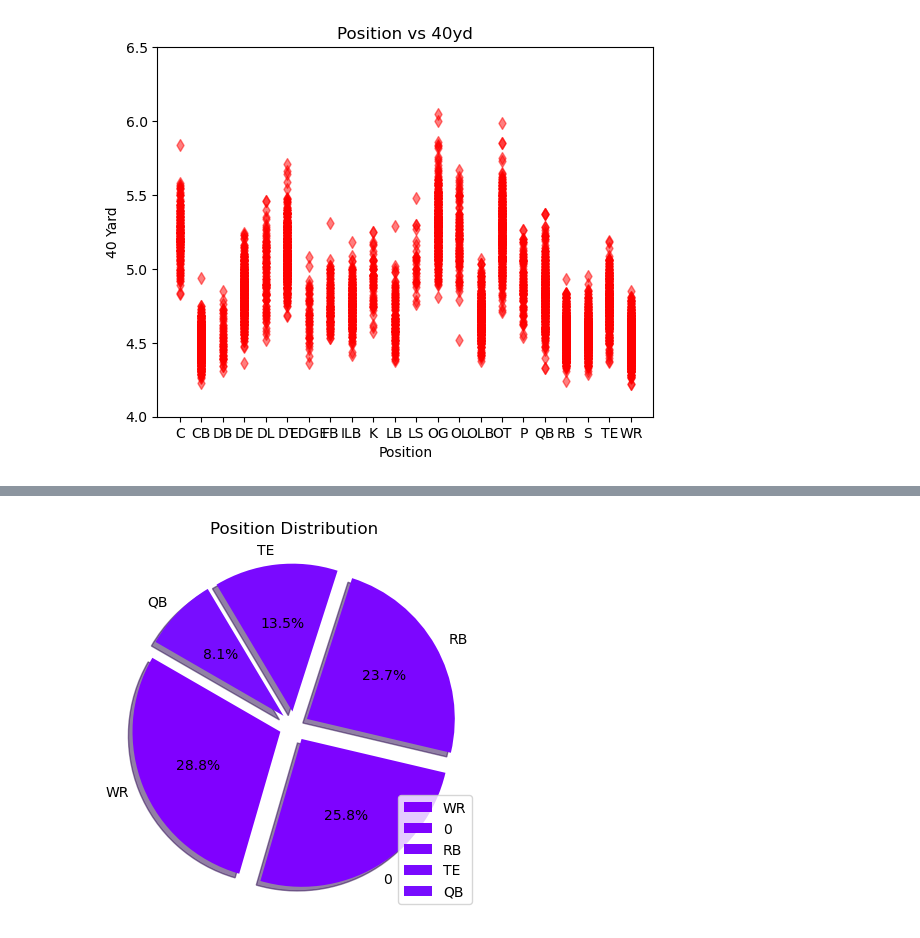
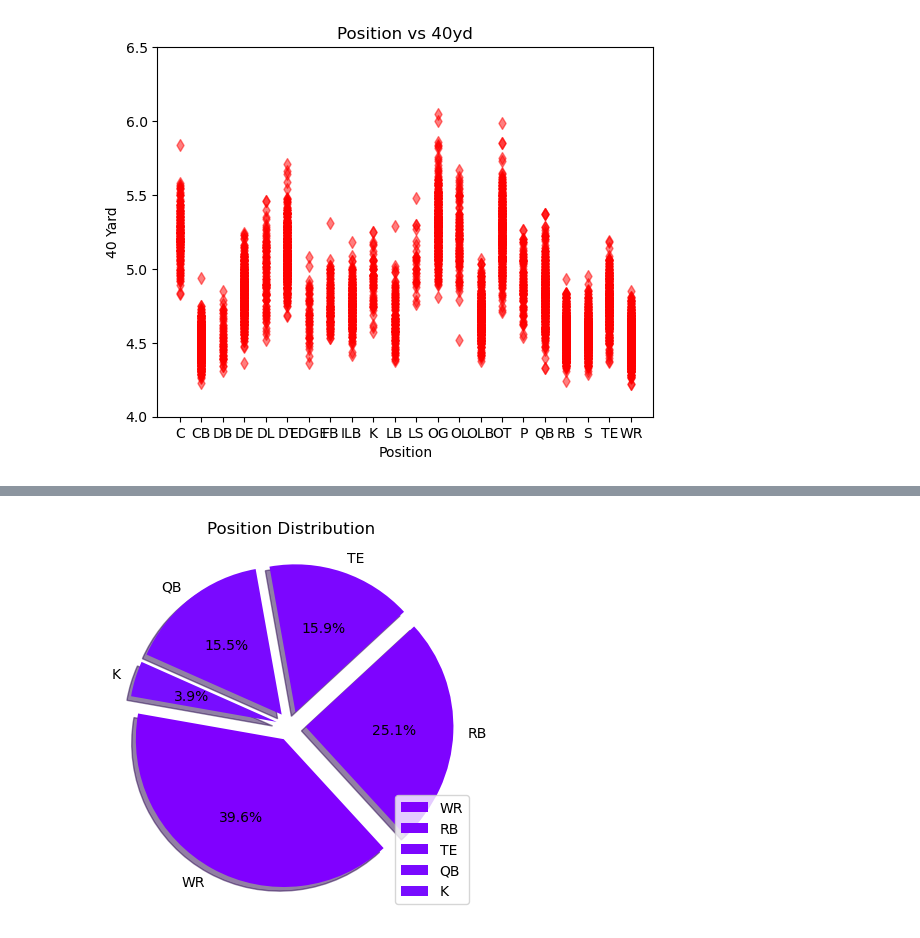
Before and after one commit to AiMO-MO-MO/Project-_FF, a Jupyter notebook: FF_BLC.ipynb, the cells around one changed output, grey strips where cells are left out. Saved outputs shown, nothing was run; the diff lists cells and outputs as text; code cells hidden in the pictures.

Commit message:
Plots/Pie Charts

```diff
--- a/FF_BLC.ipynb
+++ b/FF_BLC.ipynb
@@ -208,20 +225,22 @@ plt.show()
 # %%
-selected_positions = ["QB", "WR", "TE", "RB"]
-filtered_df = reducedFF_df[reducedFF_df["Pos"].isin(selected_positions)]
+import matplotlib.pyplot as plt
 
-position_dist = reducedFF_df["Pos"].value_counts()
+selected_positions = ["QB", "WR", "K", "TE", "RB"]
+filtered_df = FullCombine_df[FullCombine_df["Pos"].isin(selected_positions)]
+
+position_dist = filtered_df["Pos"].value_counts()
 
 labels = position_dist.index  # Use the index of the Series for labels
 positions = position_dist.values
 colors = plt.cm.rainbow(range(len(position_dist)))  # Use a colormap for colors
 explode = (0.1,) * len(position_dist)  # Adjust the explode values
 
 position_count = plt.pie(positions, labels=labels, colors=colors, explode=explode,
-                         autopct="%1.1f%%", shadow=True, startangle=150)
+                         autopct="%1.1f%%", shadow=True, startangle=170)
 
 plt.legend(loc="lower right")
 plt.title("Position Distribution")
 
 plt.show()
 # %% [output]
-[figure, old version]
+[figure, new version]
```
Also changed, not shown: parts of 2 cells of this notebook.
